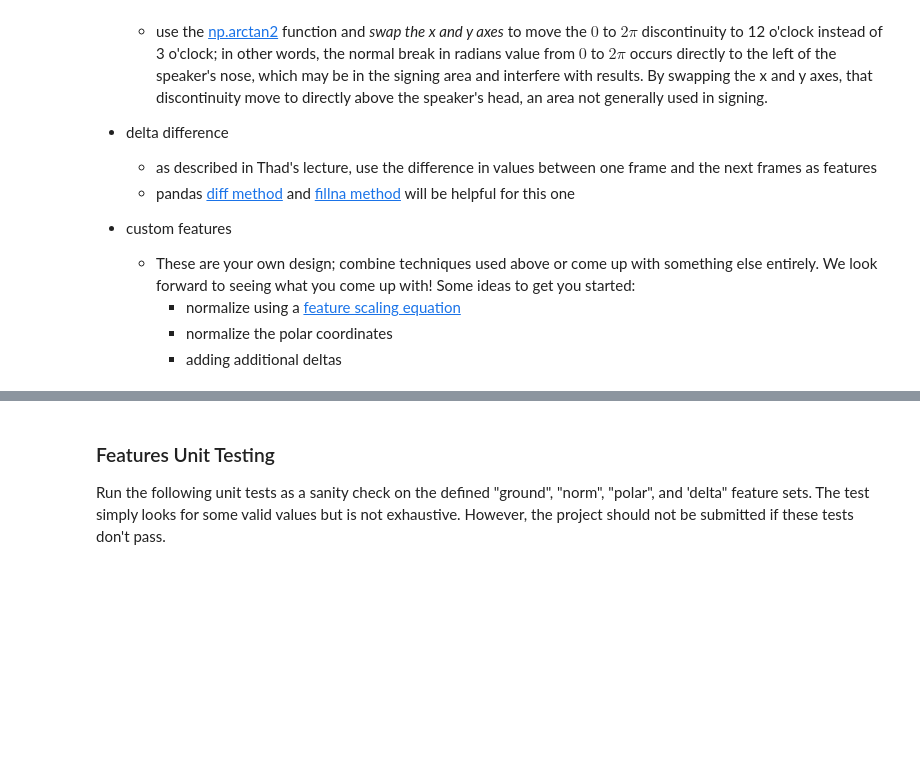
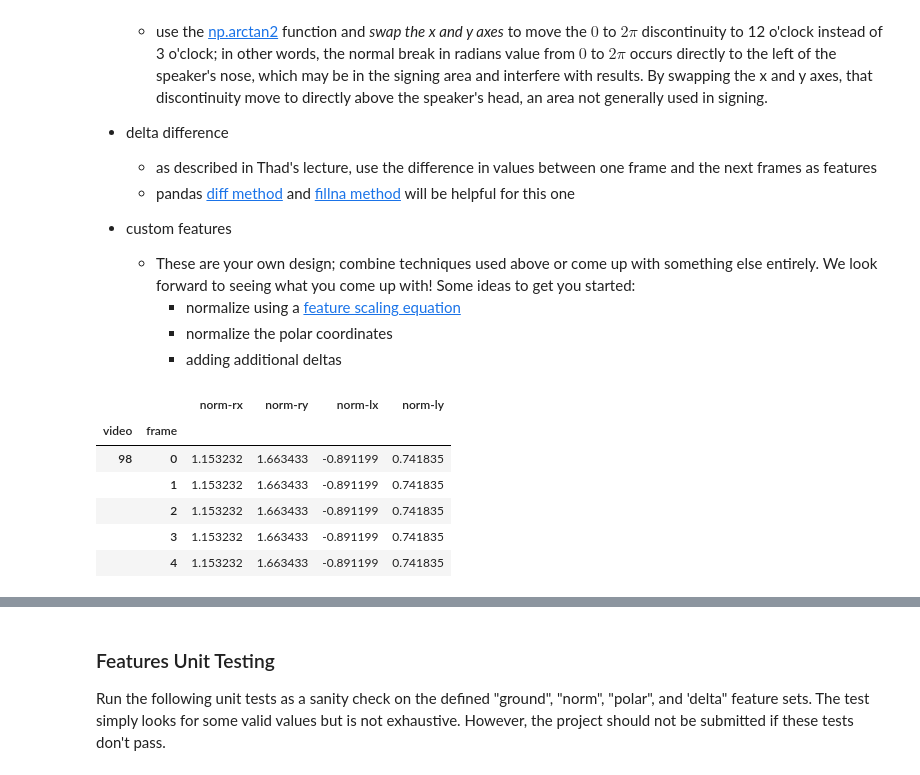
Before and after one commit to learningwithmachines/asl-recognizer, a Jupyter notebook: asl_recognizer.ipynb, the cells around one changed output, grey strips where cells are left out. Saved outputs shown, nothing was run; the diff lists cells and outputs as text; code cells hidden in the pictures; blank space fills up the shorter version.

```diff
--- a/asl_recognizer.ipynb
+++ b/asl_recognizer.ipynb
@@ -198,28 +197,3 @@ Implement four feature sets and answer the question that follows.
         - normalize using a [feature scaling equation](https://en.wikipedia.org/wiki/Feature_scaling)
         - normalize the polar coordinates
         - adding additional deltas
-# %%
-# Q: add features for normalized by speaker values of left, right, x, y
-# Name these 'norm-rx', 'norm-ry', 'norm-lx', and 'norm-ly'
-# using Z-score scaling (X-Xmean)/Xstd
-
-#calculation
-asl.df['mean_lx'] = asl.df['speaker'].map(df_means['left-x'])
-asl.df['std_lx'] = asl.df['speaker'].map(df_std['left-x'])
-
-asl.df['mean_rx'] = asl.df['speaker'].map(df_means['right-x'])
-asl.df['std_rx'] = asl.df['speaker'].map(df_std['right-x'])
-
-asl.df['mean_ly'] = asl.df['speaker'].map(df_means['left-y'])
-asl.df['std_ly'] = asl.df['speaker'].map(df_std['left-y'])
-
-asl.df['mean_ry'] = asl.df['speaker'].map(df_means['right-y'])
-asl.df['std_ry'] = asl.df['speaker'].map(df_std['right-y'])
-
-#applying z-score scaling
-asl.df['norm-rx']= (asl.df['right-x'] - asl.df['mean_rx']) / asl.df['std_rx']
-asl.df['norm-ry']= (asl.df['right-y'] - asl.df['mean_ry']) / asl.df['std_ry']
-asl.df['norm-lx']= (asl.df['left-x'] - asl.df['mean_lx']) / asl.df['std_lx']
-asl.df['norm-ly']= (asl.df['left-y'] - asl.df['mean_ly']) / asl.df['std_ly']
-
-features_norm = ['norm-rx', 'norm-ry', 'norm-lx','norm-ly']
@@ -260,0 +200,27 @@ features_polar_norm = ['norm-prr', 'norm-plr', 'norm-prt', 'norm-plt']
+# %%
+# Q: add features for normalized by speaker values of left, right, x, y
+# Name these 'norm-rx', 'norm-ry', 'norm-lx', and 'norm-ly'
+# using Z-score scaling (X-Xmean)/Xstd
+
+# Q: add features for normalized by speaker values of left, right, x, y
+# Name these 'norm-rx', 'norm-ry', 'norm-lx', and 'norm-ly'
+# using Z-score scaling (X-Xmean)/Xstd
+
+#calculation - Normalised RL-XY
+zscalewith=lambda x,y:(asl.df[x]-asl.df[y].map(df_means[x]))/asl.df[y].map(df_std[x])
+
+asl.df['norm-lx'] = zscalewith('left-x','speaker')
+asl.df['norm-rx'] = zscalewith('right-x','speaker')
+asl.df['norm-ly'] = zscalewith('left-y','speaker')
+asl.df['norm-ry'] = zscalewith('right-y','speaker')
+#features
+features_norm = ['norm-rx', 'norm-ry', 'norm-lx','norm-ly']
+asl.df[features_norm].head()
+# %% [output]
+|  |  | norm-rx | norm-ry | norm-lx | norm-ly |
+| video | frame |  |  |  |  |
+| 98 | 0 | 1.153232 | 1.663433 | -0.891199 | 0.741835 |
+|  | 1 | 1.153232 | 1.663433 | -0.891199 | 0.741835 |
+|  | 2 | 1.153232 | 1.663433 | -0.891199 | 0.741835 |
+|  | 3 | 1.153232 | 1.663433 | -0.891199 | 0.741835 |
+|  | 4 | 1.153232 | 1.663433 | -0.891199 | 0.741835 |
```
Also changed, not shown: parts of 40 cells of this notebook, 37 other files.
